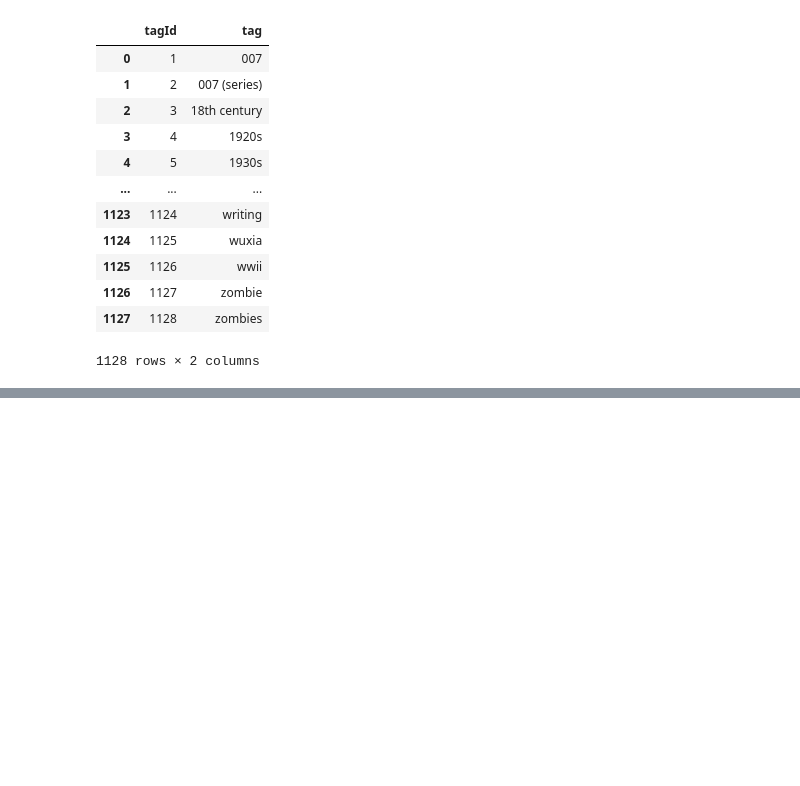
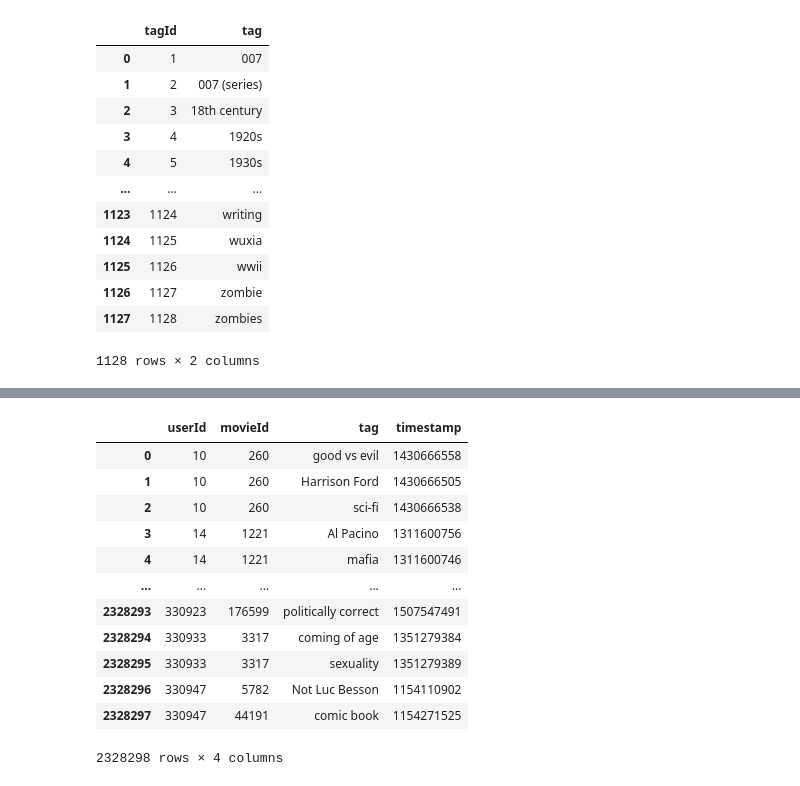
Before and after one commit to mausneg/Movie-Lens-Recommendation-System, a Jupyter notebook: submission.ipynb, the cells around one changed output, grey strips where cells are left out. Cells and saved outputs as stored; diff of their text form; code cells hidden in the pictures; blank space fills up the shorter version.

```diff
--- a/submission.ipynb
+++ b/submission.ipynb
@@ -89,0 +283,17 @@ df_genome_tags
+# %%
+df_tags.dropna(inplace=True)
+df_tags.reset_index(drop=True)
+# %% [output]
+|  | userId | movieId | tag | timestamp |
+| 0 | 10 | 260 | good vs evil | 1430666558 |
+| 1 | 10 | 260 | Harrison Ford | 1430666505 |
+| 2 | 10 | 260 | sci-fi | 1430666538 |
+| 3 | 14 | 1221 | Al Pacino | 1311600756 |
+| 4 | 14 | 1221 | mafia | 1311600746 |
+| ... | ... | ... | ... | ... |
+| 2328293 | 330923 | 176599 | politically correct | 1507547491 |
+| 2328294 | 330933 | 3317 | coming of age | 1351279384 |
+| 2328295 | 330933 | 3317 | sexuality | 1351279389 |
+| 2328296 | 330947 | 5782 | Not Luc Besson | 1154110902 |
+| 2328297 | 330947 | 44191 | comic book | 1154271525 |
+2328298 rows × 4 columns
```
Also changed, not shown: parts of 29 cells of this notebook.
